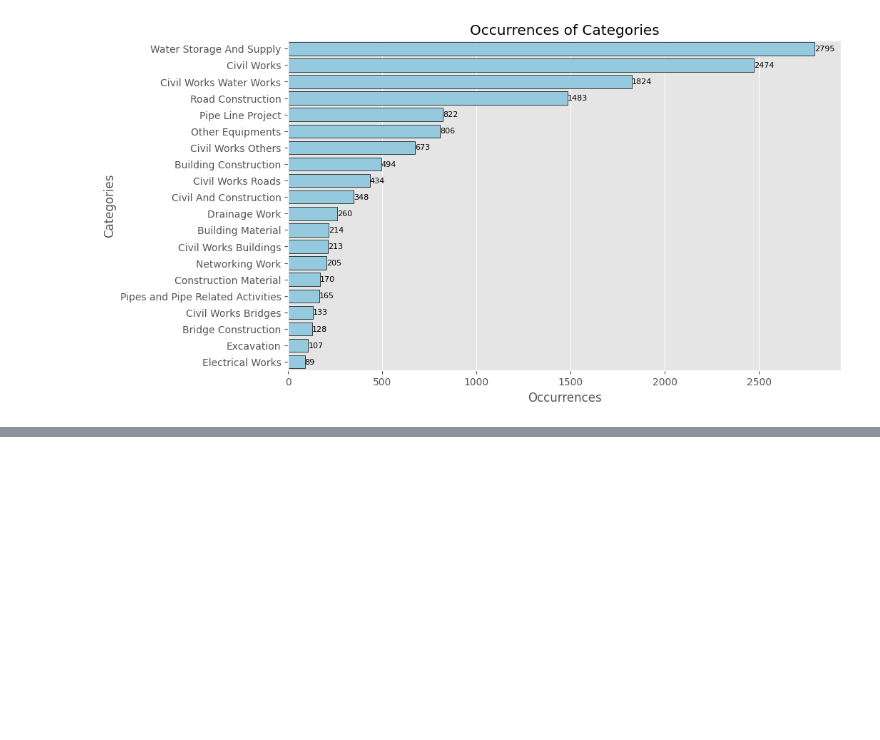
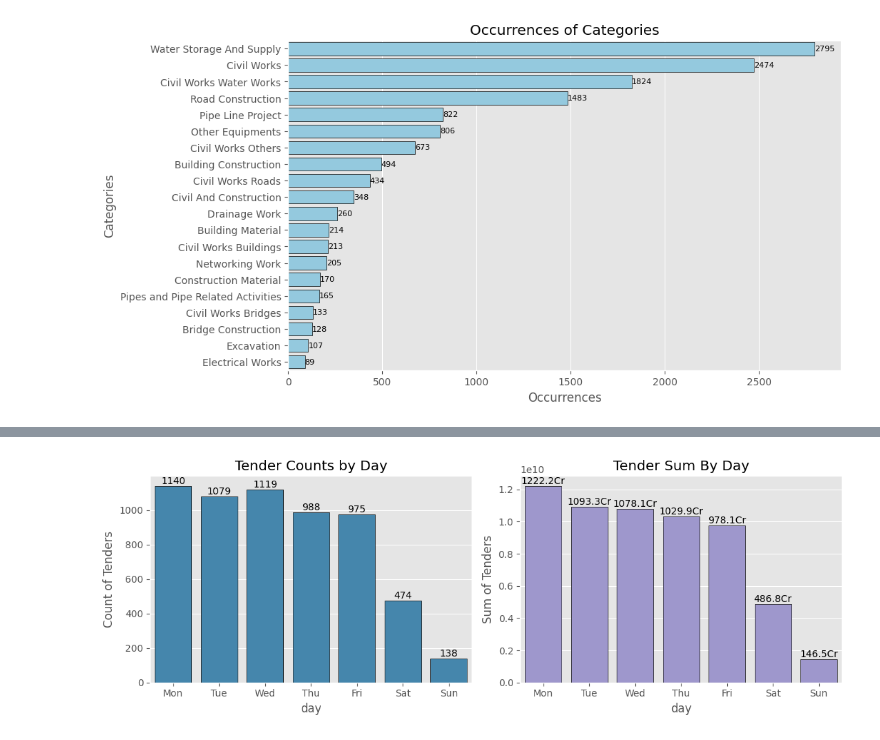
Before and after one commit to g1gasad/EDA, a Jupyter notebook: Civil Tenders EDA/EDA Tenders without outliers.ipynb, the cells around one changed output, grey strips where cells are left out. Drawn from its saved outputs; the diff is of its cells as text; code cells hidden in the pictures; blank space fills up the shorter version.

```diff
--- a/Civil Tenders EDA/EDA Tenders without outliers.ipynb
+++ b/Civil Tenders EDA/EDA Tenders without outliers.ipynb
@@ -245,0 +233,26 @@ plt.show()
+# %%
+weekday_order = ['Mon', 'Tue', 'Wed', 'Thu', 'Fri', 'Sat', 'Sun']
+contract_count_by_day_of_week = df['day'].value_counts().reset_index()
+contract_sum_by_day_of_week = df.groupby('day')['numeric_amount'].sum().sort_values(ascending=False).reset_index()
+
+fig, axs = plt.subplots(1, 2, figsize=(11,4))
+
+axs[0] = sns.barplot(data=contract_count_by_day_of_week, x='day', y='count',
+                        order=weekday_order, color=color_pal[1],
+                         edgecolor='black', ax=axs[0])
+containers = axs[0].containers[0]
+axs[0].bar_label(containers, fontsize=10)
+axs[0].set_ylabel("Count of Tenders")
+axs[0].set_title("Tender Counts by Day")
+
+axs[1] = sns.barplot(data=contract_sum_by_day_of_week, x='day', y='numeric_amount',
+                            color=color_pal[2], edgecolor='black',
+                            order=weekday_order, ax=axs[1])
+add_labels_on_vbars(axs[1], contract_sum_by_day_of_week['numeric_amount'], ha='center', va='bottom')
+axs[1].set_ylabel("Sum of Tenders")
+axs[1].set_title("Tender Sum By Day")
+
+plt.tight_layout()
+plt.show()
+# %% [output]
+[figure, added]
```
Also changed, not shown: parts of 16 cells of this notebook.
